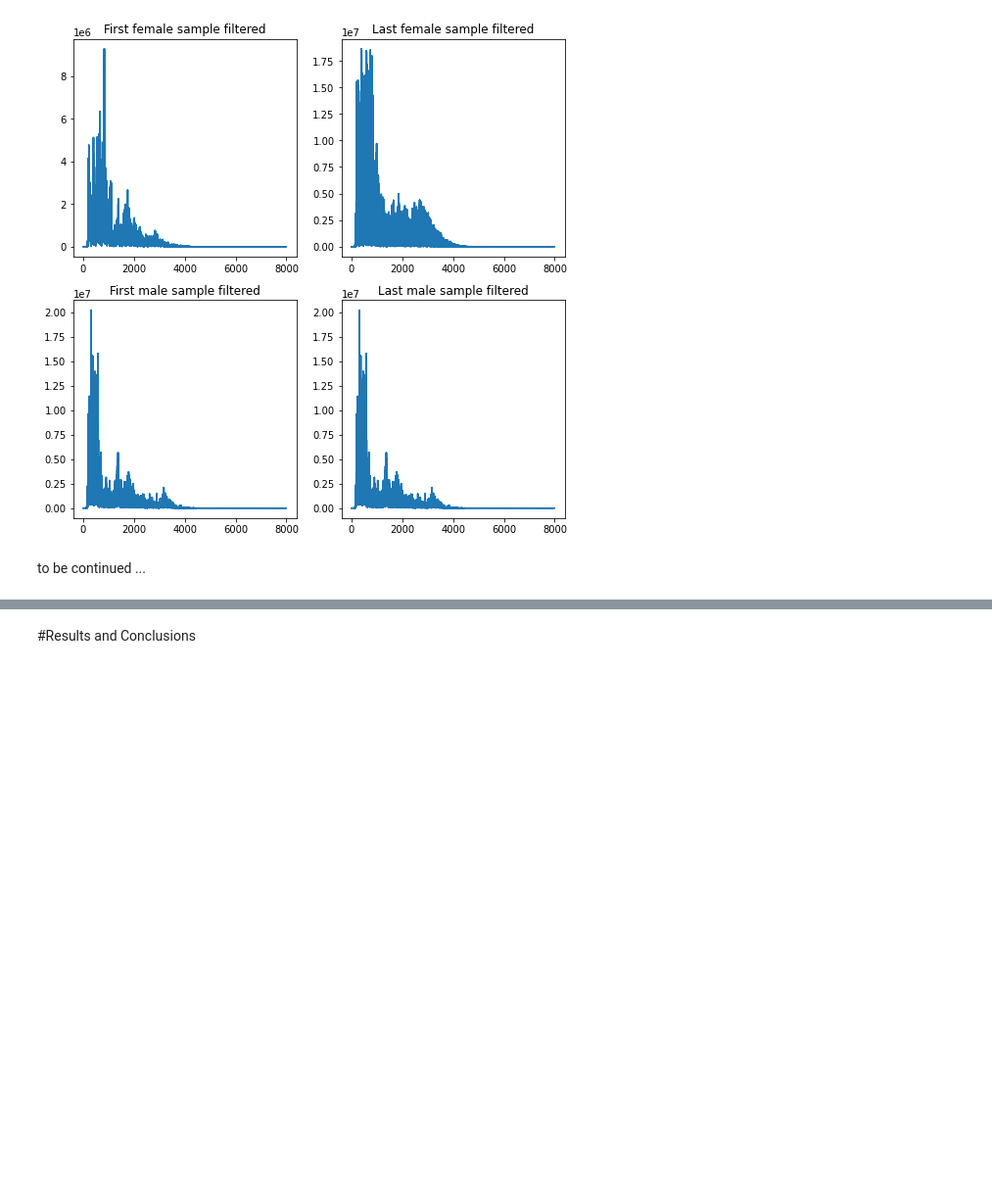
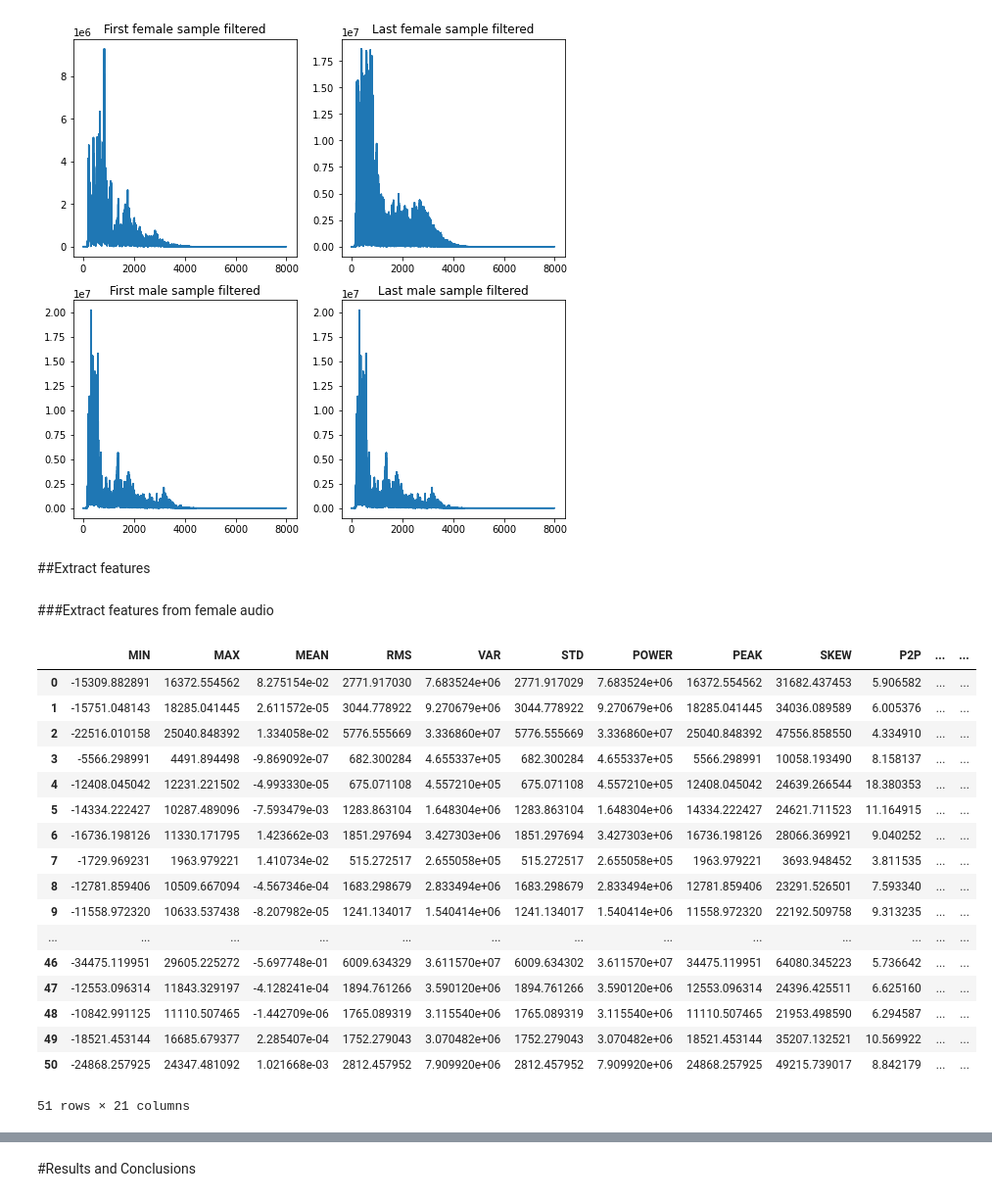
Before and after one commit to crdsteixeira/SP_project, a Jupyter notebook: signal_processing_catia.ipynb, the cells around one changed output, grey strips where cells are left out. Shown: that part at 98% size. Saved outputs shown, nothing was run; the diff lists cells and outputs as text; code cells hidden in the pictures; blank space fills up the shorter version.

Commit message:
Added female and male audio feature extraction

```diff
--- a/signal_processing_catia.ipynb
+++ b/signal_processing_catia.ipynb
@@ -166,5 +166,5 @@ plt.title('Last male sample filtered')
 plt.show()
 # %% [output]
 [figure]
-# %% [markdown]
-to be continued ...
+# %% [markdown]
+##Extract features
@@ -170,0 +220,26 @@ to be continued ...
+# %% [markdown]
+###Extract features from female audio
+# %%
+features = features_extraction(filtered_f)
+features_list = np.array(features)
+df_features_f = pd.DataFrame(columns = [FEATURES], data = features_list)
+df_features_f
+# %% [output]
+|  | MIN | MAX | MEAN | RMS | VAR | STD | POWER | PEAK | SKEW | P2P | ... | ... |
+| 0 | -15309.882891 | 16372.554562 | 8.275154e-02 | 2771.917030 | 7.683524e+06 | 2771.917029 | 7.683524e+06 | 16372.554562 | 31682.437453 | 5.906582 | ... | ... |
+| 1 | -15751.048143 | 18285.041445 | 2.611572e-05 | 3044.778922 | 9.270679e+06 | 3044.778922 | 9.270679e+06 | 18285.041445 | 34036.089589 | 6.005376 | ... | ... |
+| 2 | -22516.010158 | 25040.848392 | 1.334058e-02 | 5776.555669 | 3.336860e+07 | 5776.555669 | 3.336860e+07 | 25040.848392 | 47556.858550 | 4.334910 | ... | ... |
+| 3 | -5566.298991 | 4491.894498 | -9.869092e-07 | 682.300284 | 4.655337e+05 | 682.300284 | 4.655337e+05 | 5566.298991 | 10058.193490 | 8.158137 | ... | ... |
+| 4 | -12408.045042 | 12231.221502 | -4.993330e-05 | 675.071108 | 4.557210e+05 | 675.071108 | 4.557210e+05 | 12408.045042 | 24639.266544 | 18.380353 | ... | ... |
+| 5 | -14334.222427 | 10287.489096 | -7.593479e-03 | 1283.863104 | 1.648304e+06 | 1283.863104 | 1.648304e+06 | 14334.222427 | 24621.711523 | 11.164915 | ... | ... |
+| 6 | -16736.198126 | 11330.171795 | 1.423662e-03 | 1851.297694 | 3.427303e+06 | 1851.297694 | 3.427303e+06 | 16736.198126 | 28066.369921 | 9.040252 | ... | ... |
+| 7 | -1729.969231 | 1963.979221 | 1.410734e-02 | 515.272517 | 2.655058e+05 | 515.272517 | 2.655058e+05 | 1963.979221 | 3693.948452 | 3.811535 | ... | ... |
+| 8 | -12781.859406 | 10509.667094 | -4.567346e-04 | 1683.298679 | 2.833494e+06 | 1683.298679 | 2.833494e+06 | 12781.859406 | 23291.526501 | 7.593340 | ... | ... |
+| 9 | -11558.972320 | 10633.537438 | -8.207982e-05 | 1241.134017 | 1.540414e+06 | 1241.134017 | 1.540414e+06 | 11558.972320 | 22192.509758 | 9.313235 | ... | ... |
+| ... | ... | ... | ... | ... | ... | ... | ... | ... | ... | ... | ... | ... |
+| 46 | -34475.119951 | 29605.225272 | -5.697748e-01 | 6009.634329 | 3.611570e+07 | 6009.634302 | 3.611570e+07 | 34475.119951 | 64080.345223 | 5.736642 | ... | ... |
+| 47 | -12553.096314 | 11843.329197 | -4.128241e-04 | 1894.761266 | 3.590120e+06 | 1894.761266 | 3.590120e+06 | 12553.096314 | 24396.425511 | 6.625160 | ... | ... |
+| 48 | -10842.991125 | 11110.507465 | -1.442709e-06 | 1765.089319 | 3.115540e+06 | 1765.089319 | 3.115540e+06 | 11110.507465 | 21953.498590 | 6.294587 | ... | ... |
+| 49 | -18521.453144 | 16685.679377 | 2.285407e-04 | 1752.279043 | 3.070482e+06 | 1752.279043 | 3.070482e+06 | 18521.453144 | 35207.132521 | 10.569922 | ... | ... |
+| 50 | -24868.257925 | 24347.481092 | 1.021668e-03 | 2812.457952 | 7.909920e+06 | 2812.457952 | 7.909920e+06 | 24868.257925 | 49215.739017 | 8.842179 | ... | ... |
+51 rows × 21 columns
```
Also changed, not shown: parts of 14 cells of this notebook.
